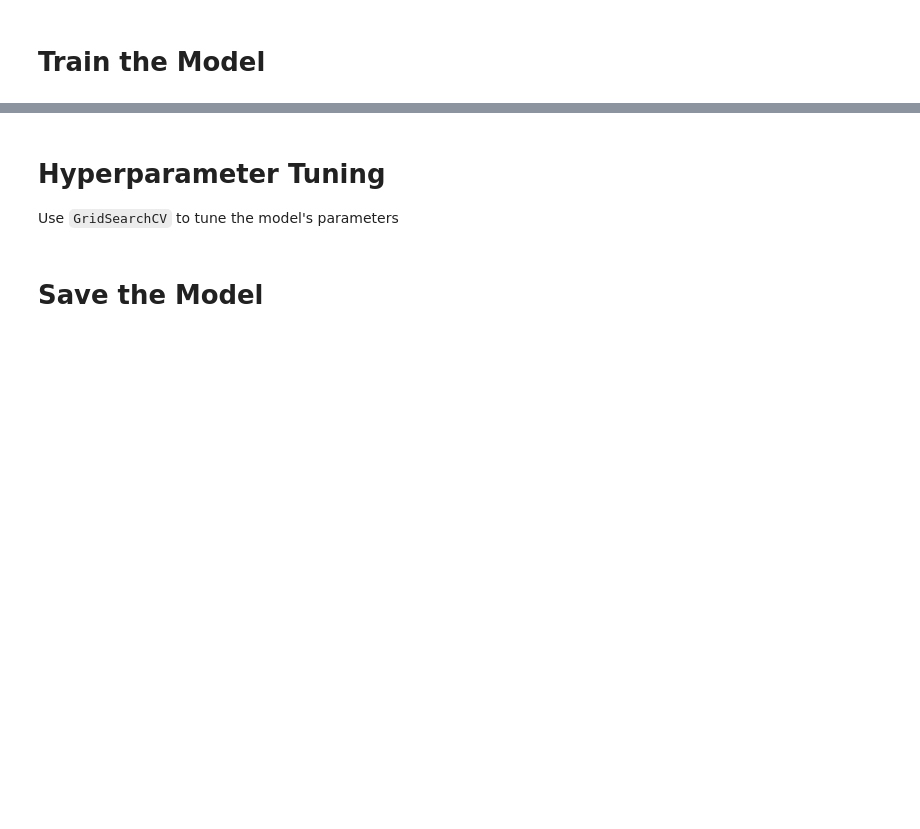
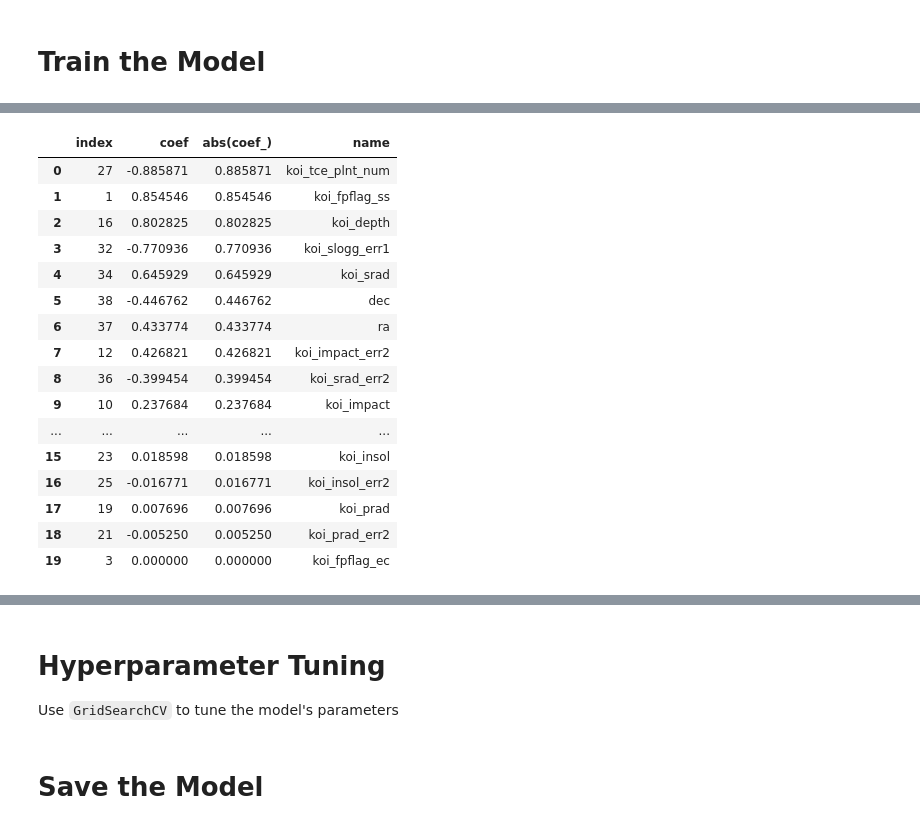
Before and after one commit to tstenner1/machine-learning, a Jupyter notebook: model_1.ipynb, the cells around one changed output, grey strips where cells are left out. Cells and saved outputs as stored; diff of their text form; code cells hidden in the pictures; blank space fills up the shorter version.

```diff
--- a/model_1.ipynb
+++ b/model_1.ipynb
@@ -181 +183,7 @@ print(X_scaled_train.shape, encoded_y_train.shape)
+# %%
+# Support vector machine linear classifier
+from sklearn.svm import SVC
+model = SVC(kernel='linear')
+model.fit(X_scaled_train, encoded_y_train.ravel())
+lsvc = model.fit(X_scaled_train, encoded_y_train.ravel())
 # %%
@@ -183,0 +347,22 @@ print(f"Testing Data Score: {model2.score(X_test_scaled, y_test)}")
+# %%
+df_coef_0 = pd.DataFrame({'coef' : model.coef_[0],'abs(coef_)': abs(model.coef_[0]), 'name': columns})
+df_coef_0=df_coef_0.sort_values('abs(coef_)', ascending = False)[-20:].reset_index()
+df_coef_0
+# %% [output]
+|  | index | coef | abs(coef_) | name |
+| 0 | 27 | -0.885871 | 0.885871 | koi_tce_plnt_num |
+| 1 | 1 | 0.854546 | 0.854546 | koi_fpflag_ss |
+| 2 | 16 | 0.802825 | 0.802825 | koi_depth |
+| 3 | 32 | -0.770936 | 0.770936 | koi_slogg_err1 |
+| 4 | 34 | 0.645929 | 0.645929 | koi_srad |
+| 5 | 38 | -0.446762 | 0.446762 | dec |
+| 6 | 37 | 0.433774 | 0.433774 | ra |
+| 7 | 12 | 0.426821 | 0.426821 | koi_impact_err2 |
+| 8 | 36 | -0.399454 | 0.399454 | koi_srad_err2 |
+| 9 | 10 | 0.237684 | 0.237684 | koi_impact |
+| ... | ... | ... | ... | ... |
+| 15 | 23 | 0.018598 | 0.018598 | koi_insol |
+| 16 | 25 | -0.016771 | 0.016771 | koi_insol_err2 |
+| 17 | 19 | 0.007696 | 0.007696 | koi_prad |
+| 18 | 21 | -0.005250 | 0.005250 | koi_prad_err2 |
+| 19 | 3 | 0.000000 | 0.000000 | koi_fpflag_ec |
```
Also changed, not shown: parts of 16 cells of this notebook.
